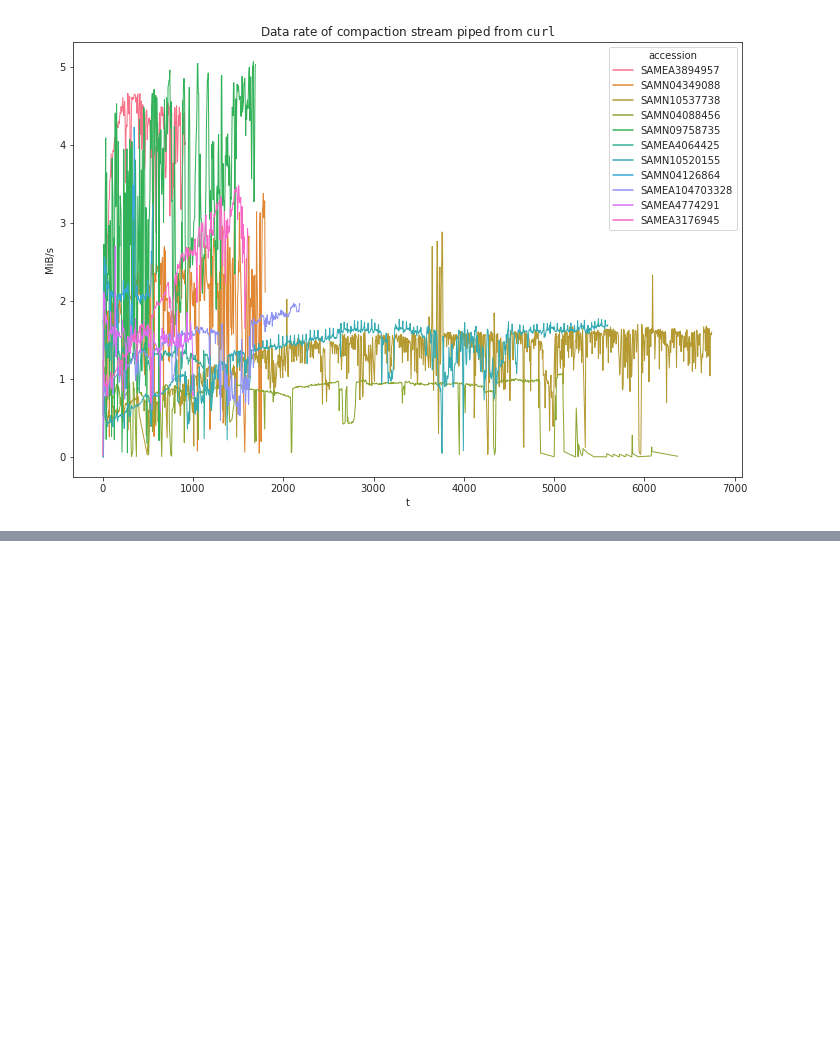
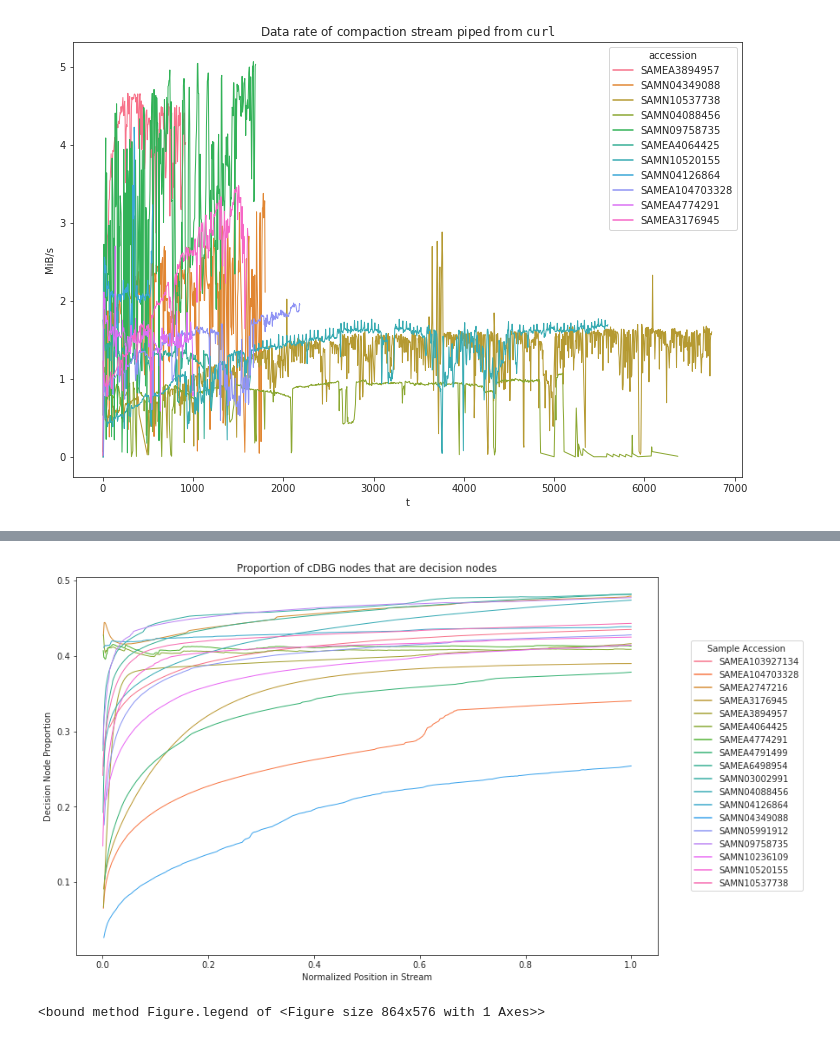
Before and after one commit to camillescott/dissertation, a Jupyter notebook: notebooks/Chapter One.ipynb, the cells around one changed output, grey strips where cells are left out. Cells and saved outputs as stored; diff of their text form; code cells hidden in the pictures; blank space fills up the shorter version.

Commit message:
d-node prop figure in notebook

```diff
--- a/notebooks/Chapter One.ipynb
+++ b/notebooks/Chapter One.ipynb
@@ -152,2 +70,0 @@ ldf + rdf
-# %%
-df = stream_df.query('accession == "SAMEA104703328"').query('fragment == "1"')
@@ -185,0 +73,29 @@ Name: t, Length: 922, dtype: float64
+# %%
+files = sorted(glob.glob('../results/chap1/cdbg-stream/*/goetia.cdbg.stats.json'))
+samples = set([f.split('/')[4] for f in files])
+# %%
+def normalize_metrics(data):
+    df['t_norm'] = df['t'] / df['t'].max()
+
+    cdbg_cols =['n_full', 'n_tips', 'n_islands', 'n_trivial', 'n_circular']
+    for col in cdbg_cols:
+        data[col + '_p'] = data[col] / data['n_unodes']
+    data['dnode_p'] = data['n_dnodes'] / (data['n_unodes'] + data['n_dnodes'])
+    data['kmer_p'] = data['n_unique_kmers'] / data['n_unique_kmers'].max()
+    prop_cols = [col + '_p' for col in cdbg_cols] + [ 'kmer_p']
+
+    return data, prop_cols
+# %%
+metrics_df = []
+for f in files:
+    print(f)
+    try:
+        df = pd.read_json(f)
+        df, prop_cols = normalize_metrics(df)
+    except ValueError:
+        pass
+    else:
+        df['t_norm'] = df['t'] / df['t'].max()
+        metrics_df.append(df)
+metrics_df = pd.concat(metrics_df).reset_index(drop=True)
+metrics_df['sample_name'] = metrics_df.sample_name.str.rpartition('.')[0]
@@ -185,0 +131,15 @@ Name: t, Length: 922, dtype: float64
+# %%
+with sns.axes_style("ticks"), \
+     FigureManager(show=True, figsize=(12,8)) as (fig, ax):
+
+    sns.lineplot(data=metrics_df, x='t_norm', y='dnode_p', hue='sample_name', lw=1, ax=ax)
+    ax.set_ylabel('Decision Node Proportion')
+    ax.set_xlabel('Normalized Position in Stream')
+    ax.legend(bbox_to_anchor=(1.05, .5), loc='center left', title='Sample Accession')
+    ax.set_title('Proportion of cDBG nodes that are decision nodes')
+# %% [output]
+[figure, added]
+# %%
+fig.legend
+# %% [output]
+<bound method Figure.legend of <Figure size 864x576 with 1 Axes>>
```
Also changed, not shown: parts of 13 cells of this notebook.
